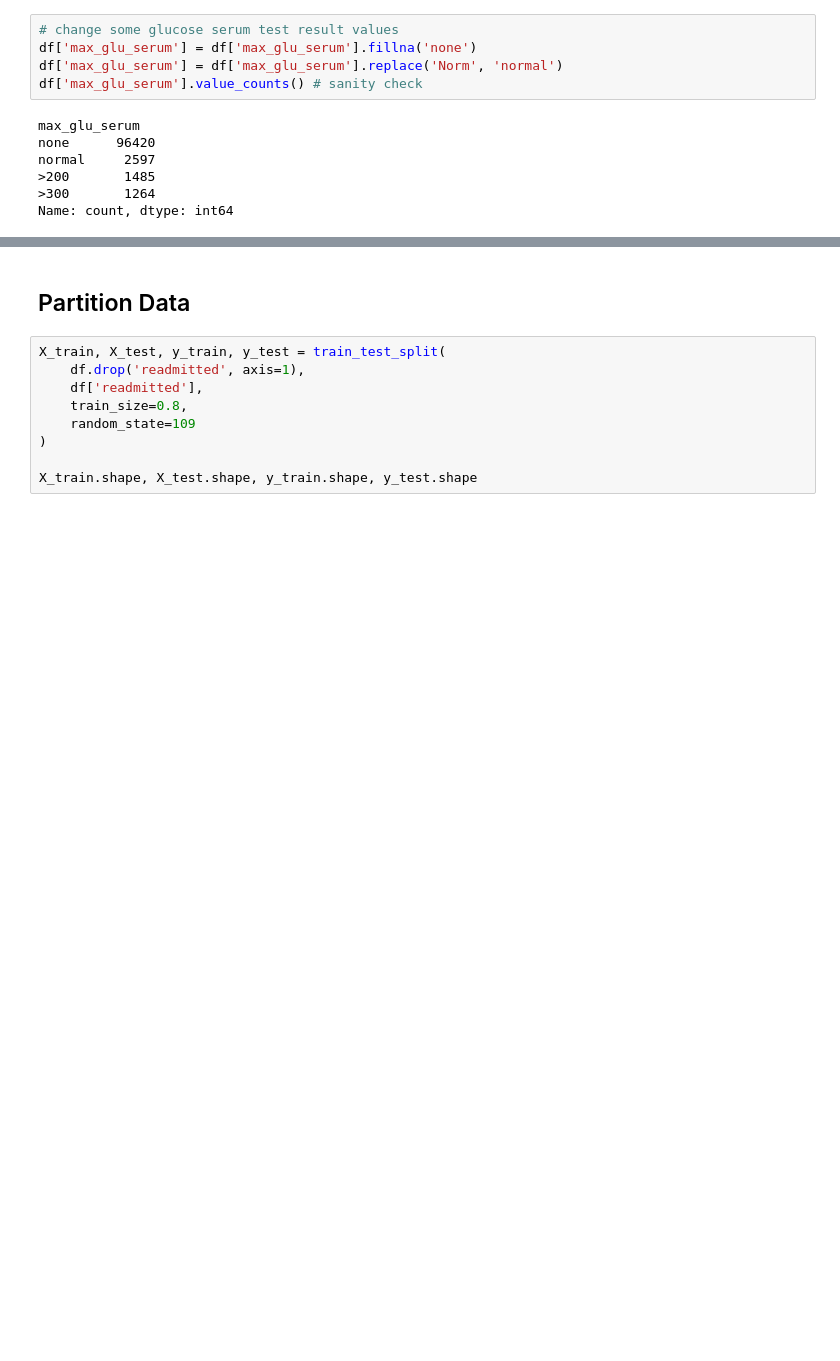
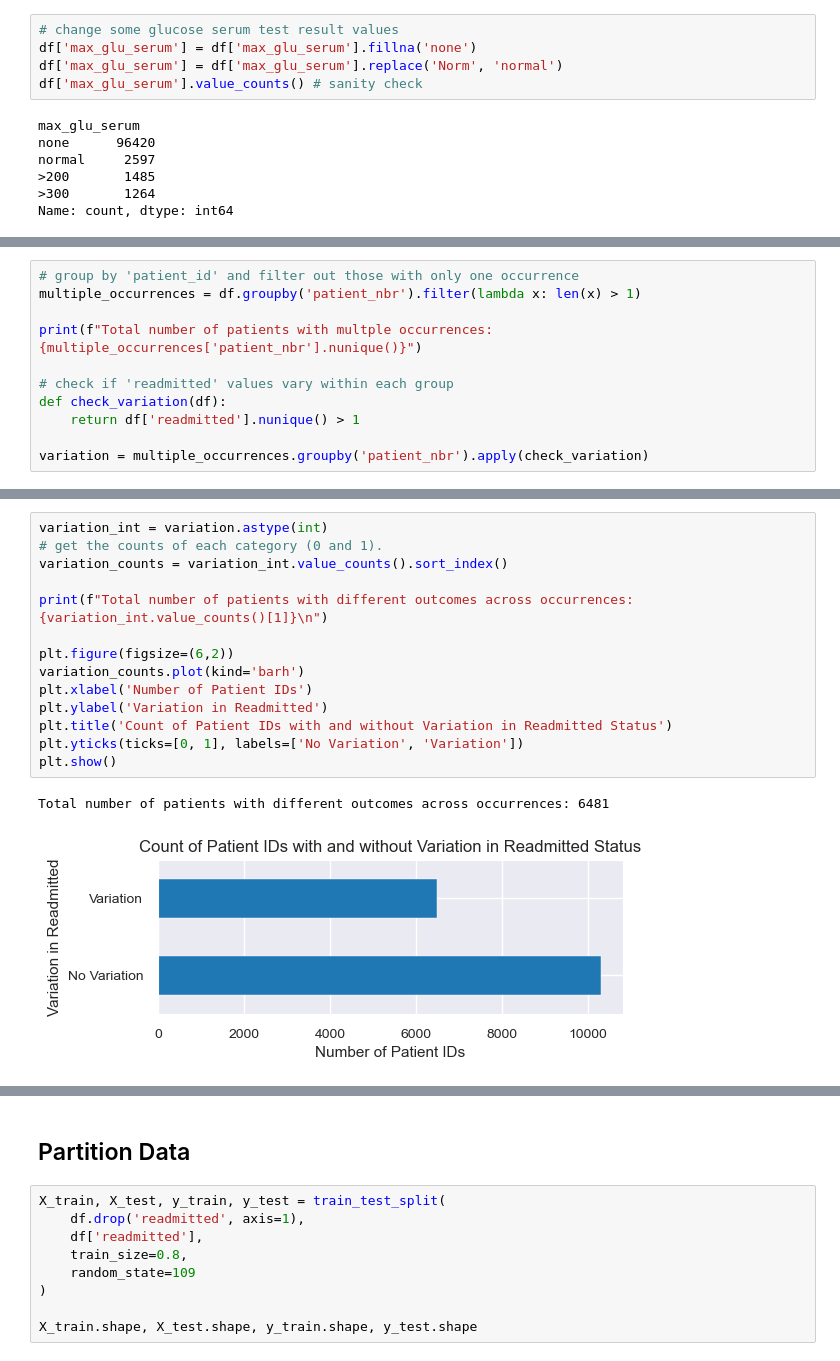
Before and after one commit to stevenworthington/cs109a_final_project, a Jupyter notebook: code/cs109a_MS3_EDA.ipynb, the cells around one changed output, grey strips where cells are left out. Cells and saved outputs as stored; diff of their text form; blank space fills up the shorter version.

```diff
--- a/code/cs109a_MS3_EDA.ipynb
+++ b/code/cs109a_MS3_EDA.ipynb
@@ -172,0 +192,11 @@ Name: count, dtype: int64
+# %%
+# group by 'patient_id' and filter out those with only one occurrence
+multiple_occurrences = df.groupby('patient_nbr').filter(lambda x: len(x) > 1)
+
+print(f"Total number of patients with multple occurrences: {multiple_occurrences['patient_nbr'].nunique()}")
+
+# check if 'readmitted' values vary within each group
+def check_variation(df):
+    return df['readmitted'].nunique() > 1
+
+variation = multiple_occurrences.groupby('patient_nbr').apply(check_variation)
@@ -172,0 +226,17 @@ Name: count, dtype: int64
+# %%
+variation_int = variation.astype(int)
+# get the counts of each category (0 and 1).
+variation_counts = variation_int.value_counts().sort_index()
+
+print(f"Total number of patients with different outcomes across occurrences: {variation_int.value_counts()[1]}\n")
+
+plt.figure(figsize=(6,2))
+variation_counts.plot(kind='barh')
+plt.xlabel('Number of Patient IDs')
+plt.ylabel('Variation in Readmitted')
+plt.title('Count of Patient IDs with and without Variation in Readmitted Status')
+plt.yticks(ticks=[0, 1], labels=['No Variation', 'Variation'])
+plt.show()
+# %% [output]
+Total number of patients with different outcomes across occurrences: 6481
+[figure, added]
```
Also changed, not shown: parts of 6 cells of this notebook.
